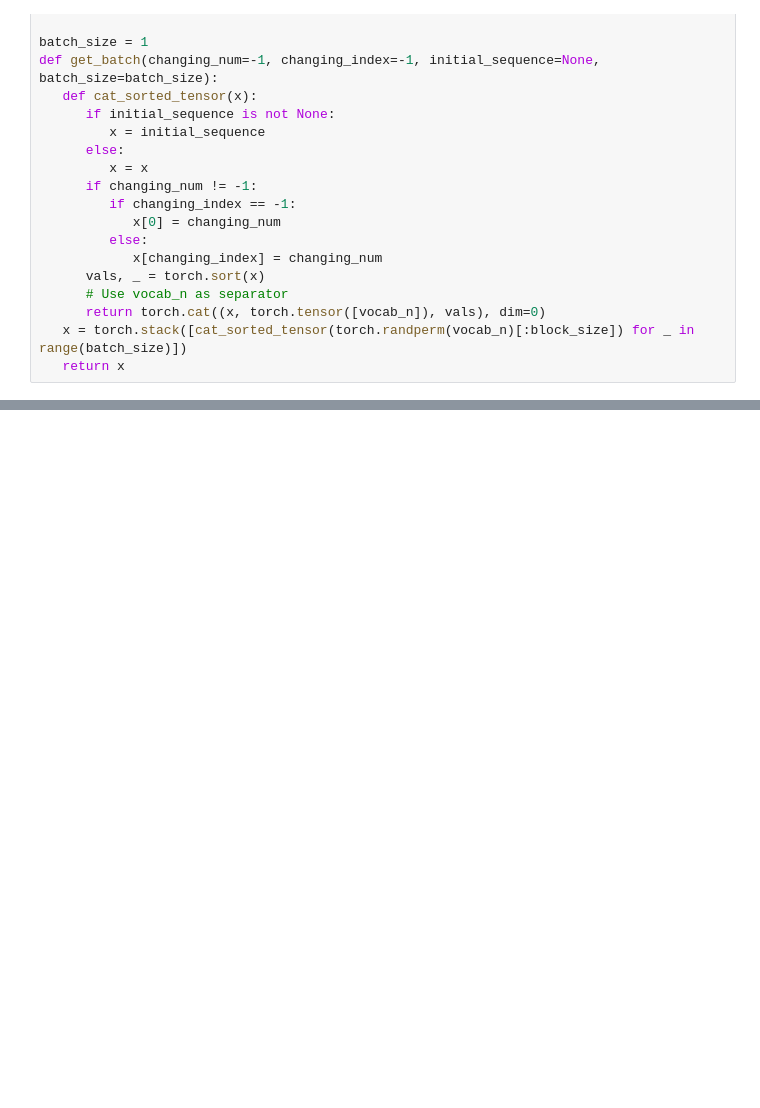
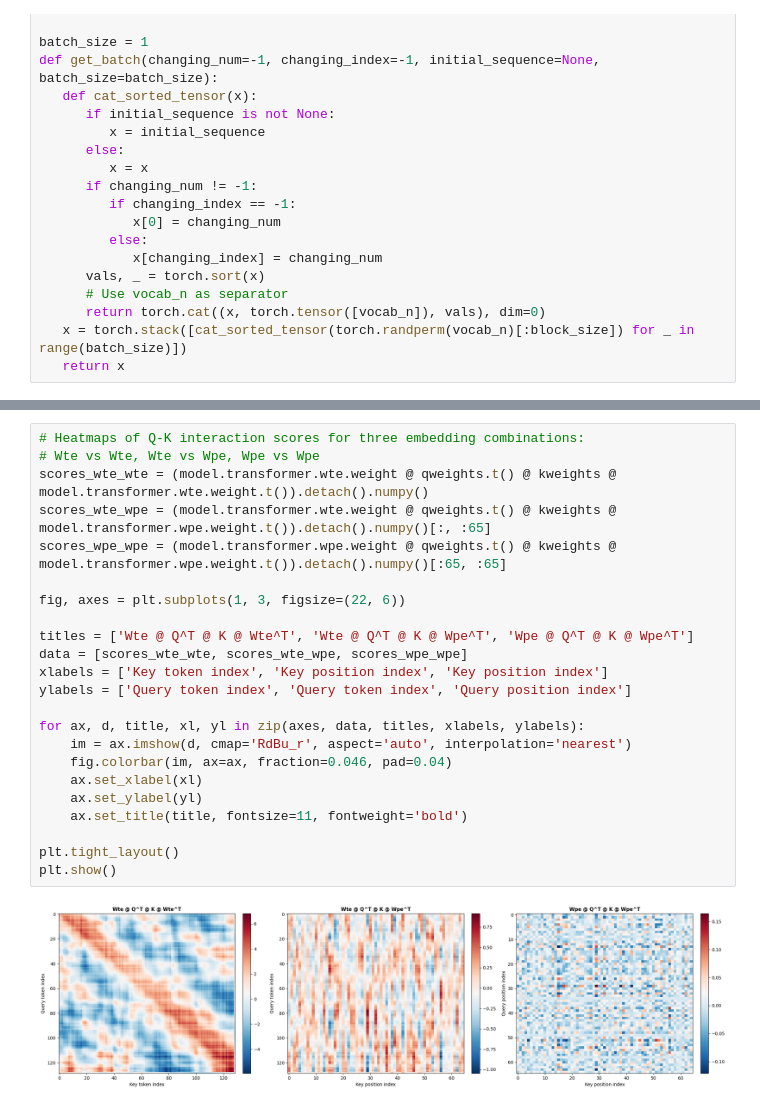
Before and after one commit to gatmiry/sort-llm, a Jupyter notebook: newtest.ipynb, the cells around one changed output, grey strips where cells are left out. Saved outputs shown, nothing was run; the diff lists cells and outputs as text; blank space fills up the shorter version.

```diff
--- a/newtest.ipynb
+++ b/newtest.ipynb
@@ -158,0 +181,25 @@ plt.show()
+# %%
+# Heatmaps of Q-K interaction scores for three embedding combinations:
+# Wte vs Wte, Wte vs Wpe, Wpe vs Wpe
+scores_wte_wte = (model.transformer.wte.weight @ qweights.t() @ kweights @ model.transformer.wte.weight.t()).detach().numpy()
+scores_wte_wpe = (model.transformer.wte.weight @ qweights.t() @ kweights @ model.transformer.wpe.weight.t()).detach().numpy()[:, :65]
+scores_wpe_wpe = (model.transformer.wpe.weight @ qweights.t() @ kweights @ model.transformer.wpe.weight.t()).detach().numpy()[:65, :65]
+
+fig, axes = plt.subplots(1, 3, figsize=(22, 6))
+
+titles = ['Wte @ Q^T @ K @ Wte^T', 'Wte @ Q^T @ K @ Wpe^T', 'Wpe @ Q^T @ K @ Wpe^T']
+data = [scores_wte_wte, scores_wte_wpe, scores_wpe_wpe]
+xlabels = ['Key token index', 'Key position index', 'Key position index']
+ylabels = ['Query token index', 'Query token index', 'Query position index']
+
+for ax, d, title, xl, yl in zip(axes, data, titles, xlabels, ylabels):
+    im = ax.imshow(d, cmap='RdBu_r', aspect='auto', interpolation='nearest')
+    fig.colorbar(im, ax=ax, fraction=0.046, pad=0.04)
+    ax.set_xlabel(xl)
+    ax.set_ylabel(yl)
+    ax.set_title(title, fontsize=11, fontweight='bold')
+
+plt.tight_layout()
+plt.show()
+# %% [output]
+[figure, added]
```
Also changed, not shown: parts of 6 cells of this notebook, 3 other files.
